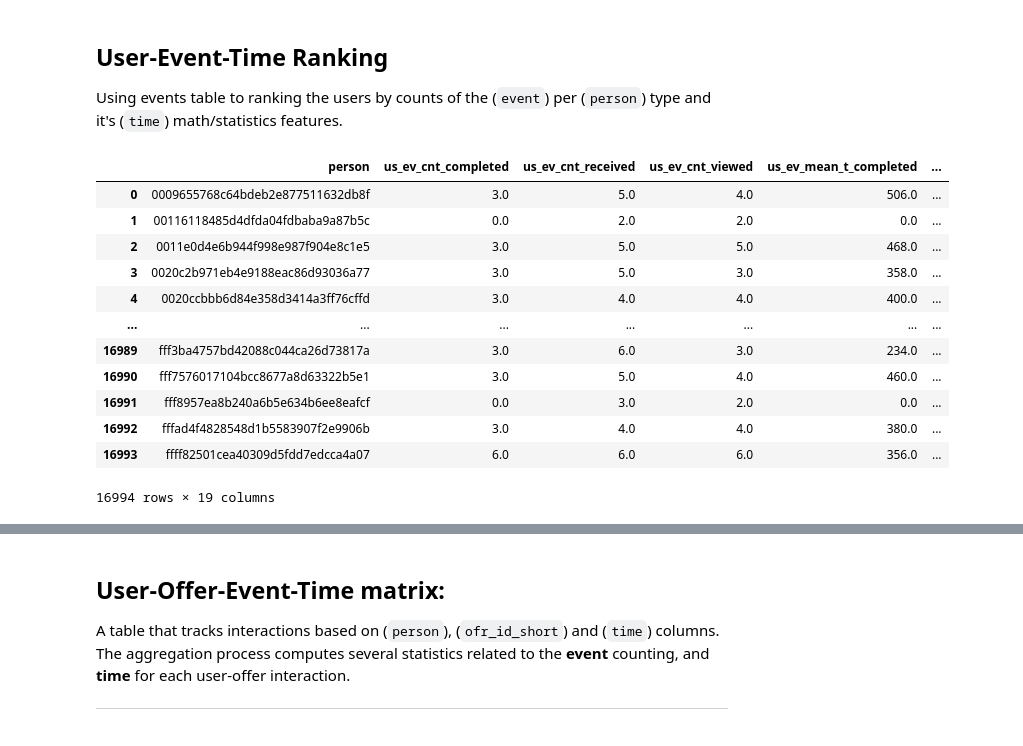
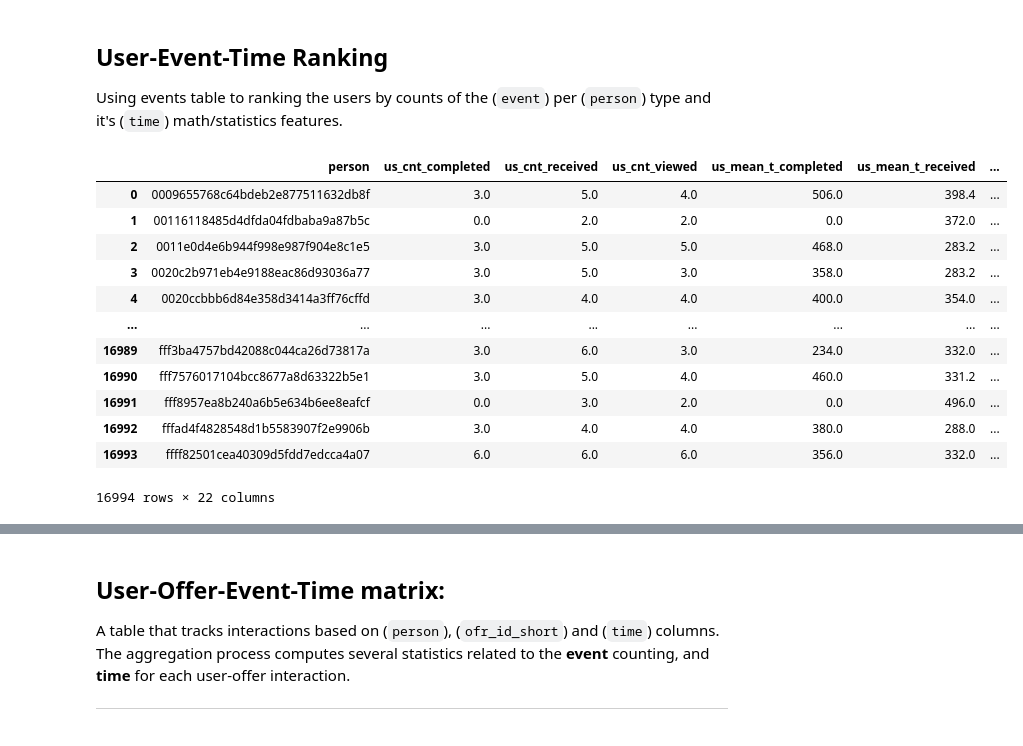
Before and after one commit to Niltonjuniorphd/Starbucks_project, a Jupyter notebook: Starbucks_Capstone_notebook_personal.ipynb, the cells around one changed output, grey strips where cells are left out. Drawn from its saved outputs; the diff is of its cells as text; code cells hidden in the pictures.

```diff
--- a/Starbucks_Capstone_notebook_personal.ipynb
+++ b/Starbucks_Capstone_notebook_personal.ipynb
@@ -435,17 +420,22 @@ memory usage: 16.4+ MB
 - creating `events` and `transactions` dataframes
 - Dropping columns that are not needed
 # %%
-# filtering  the data that are different than transaction
+# filtering  the data event / transactions
 events = transcript_b[transcript_b['event'] != 'transaction'].copy()
+transactions = transcript_b[transcript_b['event'] == 'transaction'].copy()
 
 # drop the 'amount' column as it contais zero for all rows.
 events = events.drop(columns=['amount'])
 
-# filtering  the transaction data
-transactions = transcript_b[transcript_b['event'] == 'transaction'].copy()
-
 # drop the reward (all zeros) and offer_id columns as they are not relevant in this dataset.
 transactions = transactions.drop(columns=['reward',	'ofr_id_short'])
+
+# Sorting table by time
+events = events.sort_values(by=['person', 'event', 'time'])
+transactions = transactions.sort_values(by=['person', 'event', 'time'])
+
+events['time_diff'] = events.groupby(['person', 'event'])['time'].diff()
+transactions['time_diff'] = transactions.groupby(['person', 'event'])['time'].diff()
 
 # persisting the data in the silver layer
 events.to_csv('medalion_data_store/bronze/events.csv', index=False)
@@ -642,30 +623,32 @@ dtype: int64
 Using events table to ranking the users by counts of the (`event`) per (`person`) type and it's (`time`) math/statistics features.
 # %%
 user_event_time = events.groupby(['person', 'event']).agg(
-    us_ev_cnt=('person', 'count'),
-    us_ev_mean_t=('time', 'mean'),
-    us_ev_max_t=('time', 'max'),
-    us_ev_dif_t_mean = ('time', lambda x: x.diff().mean() ),
-    us_ev_dif_t_max = ('time', lambda x: x.diff().max() ),
-    us_ev_dif_t_std = ('time', lambda x: x.diff().std() )
+    us_cnt=('person', 'count'),
+    us_mean_t=('time', 'mean'),
+    us_max_t=('time', 'max'),
+    us_dif_t_mean = ('time_diff', 'mean'),
+    us_dif_t_min = ('time_diff', 'min'),
+    us_dif_t_max = ('time_diff', 'max'),
+    us_dif_t_std = ('time_diff', 'std')
 
 ).unstack(level=[1]).reset_index().fillna(0).round(2)
 
 user_event_time.columns = ['_'.join(col).strip('_') for col in user_event_time.columns.to_flat_index()]
 
+user_event_time.to_csv('medalion_data_store/silver/user_event_time.csv', index=False)
 
 user_event_time
 # %% [output]
-|  | person | us_ev_cnt_completed | us_ev_cnt_received | us_ev_cnt_viewed | us_ev_mean_t_completed | ... |
-| 0 | 0009655768c64bdeb2e877511632db8f | 3.0 | 5.0 | 4.0 | 506.0 | ... |
-| 1 | 00116118485d4dfda04fdbaba9a87b5c | 0.0 | 2.0 | 2.0 | 0.0 | ... |
-| 2 | 0011e0d4e6b944f998e987f904e8c1e5 | 3.0 | 5.0 | 5.0 | 468.0 | ... |
-| 3 | 0020c2b971eb4e9188eac86d93036a77 | 3.0 | 5.0 | 3.0 | 358.0 | ... |
-| 4 | 0020ccbbb6d84e358d3414a3ff76cffd | 3.0 | 4.0 | 4.0 | 400.0 | ... |
-| ... | ... | ... | ... | ... | ... | ... |
-| 16989 | fff3ba4757bd42088c044ca26d73817a | 3.0 | 6.0 | 3.0 | 234.0 | ... |
-| 16990 | fff7576017104bcc8677a8d63322b5e1 | 3.0 | 5.0 | 4.0 | 460.0 | ... |
-| 16991 | fff8957ea8b240a6b5e634b6ee8eafcf | 0.0 | 3.0 | 2.0 | 0.0 | ... |
-| 16992 | fffad4f4828548d1b5583907f2e9906b | 3.0 | 4.0 | 4.0 | 380.0 | ... |
-| 16993 | ffff82501cea40309d5fdd7edcca4a07 | 6.0 | 6.0 | 6.0 | 356.0 | ... |
+|  | person | us_cnt_completed | us_cnt_received | us_cnt_viewed | us_mean_t_completed | us_mean_t_received | ... |
+| 0 | 0009655768c64bdeb2e877511632db8f | 3.0 | 5.0 | 4.0 | 506.0 | 398.4 | ... |
+| 1 | 00116118485d4dfda04fdbaba9a87b5c | 0.0 | 2.0 | 2.0 | 0.0 | 372.0 | ... |
+| 2 | 0011e0d4e6b944f998e987f904e8c1e5 | 3.0 | 5.0 | 5.0 | 468.0 | 283.2 | ... |
+| 3 | 0020c2b971eb4e9188eac86d93036a77 | 3.0 | 5.0 | 3.0 | 358.0 | 283.2 | ... |
+| 4 | 0020ccbbb6d84e358d3414a3ff76cffd | 3.0 | 4.0 | 4.0 | 400.0 | 354.0 | ... |
+| ... | ... | ... | ... | ... | ... | ... | ... |
+| 16989 | fff3ba4757bd42088c044ca26d73817a | 3.0 | 6.0 | 3.0 | 234.0 | 332.0 | ... |
+| 16990 | fff7576017104bcc8677a8d63322b5e1 | 3.0 | 5.0 | 4.0 | 460.0 | 331.2 | ... |
+| 16991 | fff8957ea8b240a6b5e634b6ee8eafcf | 0.0 | 3.0 | 2.0 | 0.0 | 496.0 | ... |
+| 16992 | fffad4f4828548d1b5583907f2e9906b | 3.0 | 4.0 | 4.0 | 380.0 | 288.0 | ... |
+| 16993 | ffff82501cea40309d5fdd7edcca4a07 | 6.0 | 6.0 | 6.0 | 356.0 | 332.0 | ... |
-16994 rows × 19 columns
+16994 rows × 22 columns
```
Also changed, not shown: parts of 27 cells of this notebook, 16 other files.
